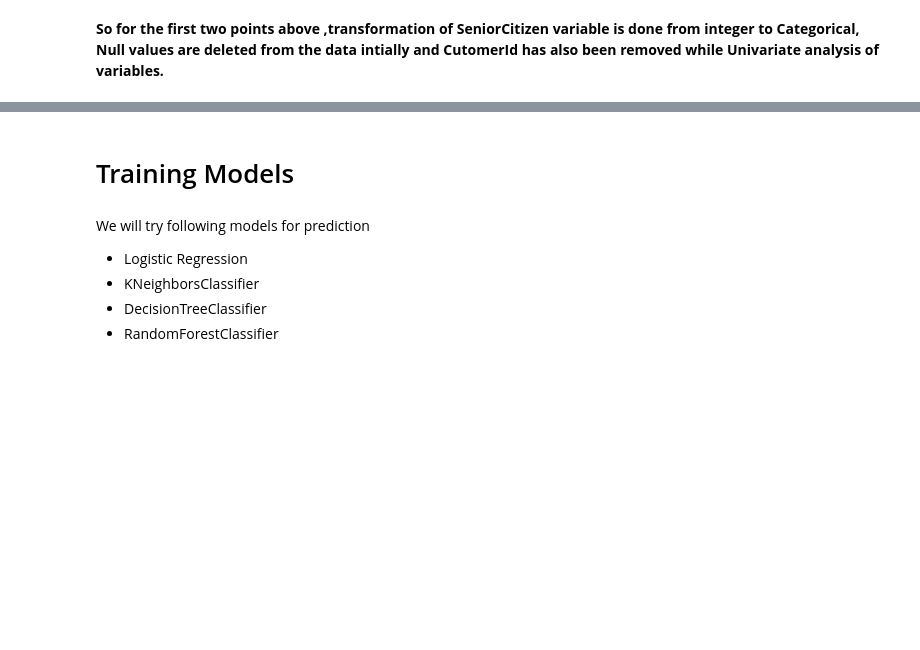
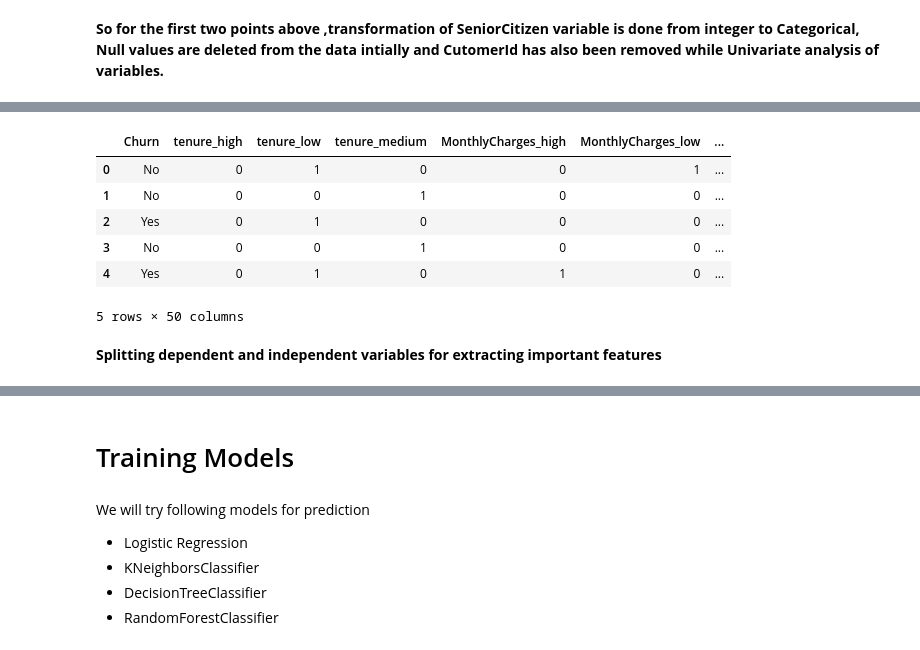
Before and after one commit to eklavyasaxena/MachineLearning_FlaskWebApplication, a Jupyter notebook: ADS_Project.ipynb, the cells around one changed output, grey strips where cells are left out. Drawn from its saved outputs; the diff is of its cells as text; code cells hidden in the pictures; blank space fills up the shorter version.

```diff
--- a/ADS_Project.ipynb
+++ b/ADS_Project.ipynb
@@ -459,0 +459,12 @@ df.head(10)
+# %%
+f_dummies.head()
+# %% [output]
+|  | Churn | tenure_high | tenure_low | tenure_medium | MonthlyCharges_high | MonthlyCharges_low | ... |
+| 0 | No | 0 | 1 | 0 | 0 | 1 | ... |
+| 1 | No | 0 | 0 | 1 | 0 | 0 | ... |
+| 2 | Yes | 0 | 1 | 0 | 0 | 0 | ... |
+| 3 | No | 0 | 0 | 1 | 0 | 0 | ... |
+| 4 | Yes | 0 | 1 | 0 | 1 | 0 | ... |
+5 rows × 50 columns
+# %% [markdown]
+**Splitting dependent and independent variables for extracting important features**
```
Also changed, not shown: parts of 52 cells of this notebook.
